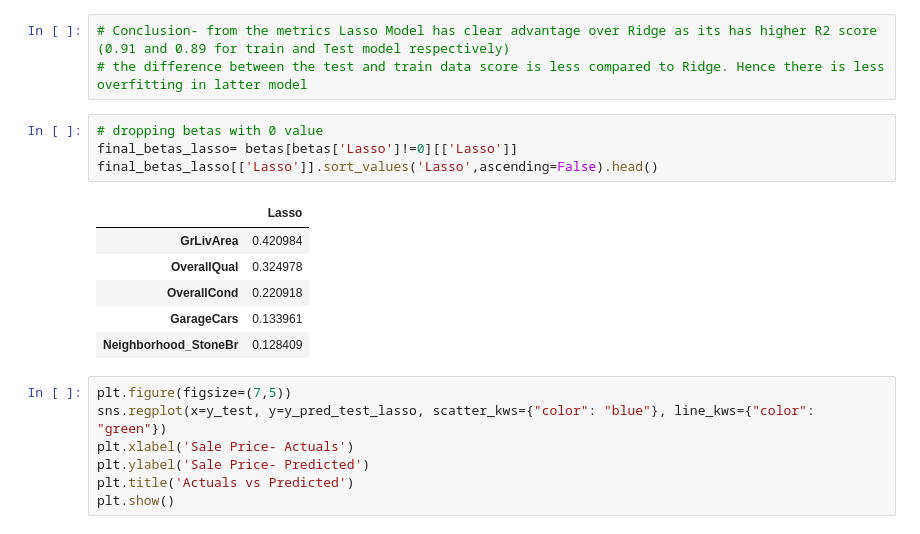
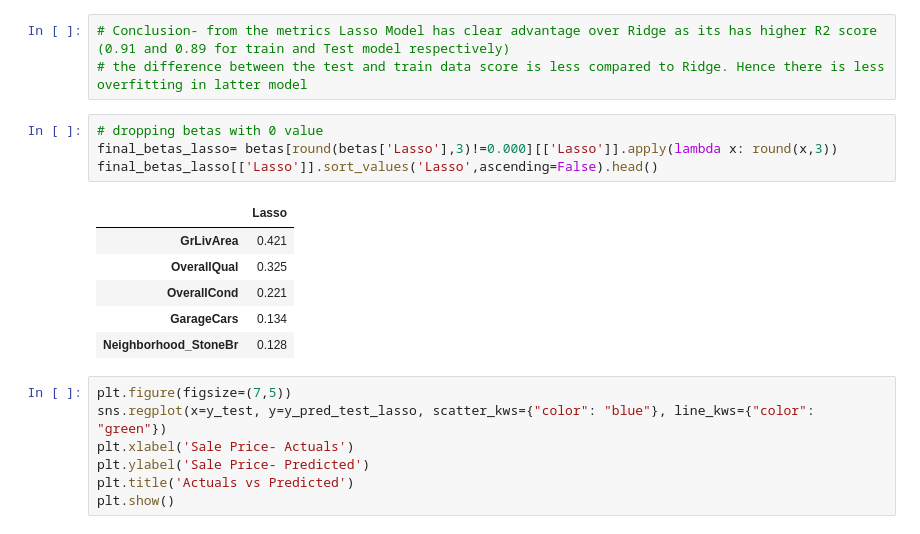
Before and after one commit to Abhi-Awasthi/House_Price_Predictor, a Jupyter notebook: HousePricing.ipynb, the cells around one changed output. Drawn from its saved outputs; the diff is of its cells as text.

```diff
--- a/HousePricing.ipynb
+++ b/HousePricing.ipynb
@@ -512,15 +512,15 @@ betas['Lasso']=lasso.coef_
 # the difference between the test and train data score is less compared to Ridge. Hence there is less overfitting in latter model
 # %%
 # dropping betas with 0 value
-final_betas_lasso= betas[betas['Lasso']!=0][['Lasso']]
+final_betas_lasso= betas[round(betas['Lasso'],3)!=0.000][['Lasso']].apply(lambda x: round(x,3))
 final_betas_lasso[['Lasso']].sort_values('Lasso',ascending=False).head()
 # %% [output]
 |  | Lasso |
-| GrLivArea | 0.420984 |
-| OverallQual | 0.324978 |
-| OverallCond | 0.220918 |
-| GarageCars | 0.133961 |
-| Neighborhood_StoneBr | 0.128409 |
+| GrLivArea | 0.421 |
+| OverallQual | 0.325 |
+| OverallCond | 0.221 |
+| GarageCars | 0.134 |
+| Neighborhood_StoneBr | 0.128 |
 # %%
 plt.figure(figsize=(7,5))
 sns.regplot(x=y_test, y=y_pred_test_lasso, scatter_kws={"color": "blue"}, line_kws={"color": "green"})
```
Also changed, not shown: parts of 1 cell of this notebook.
